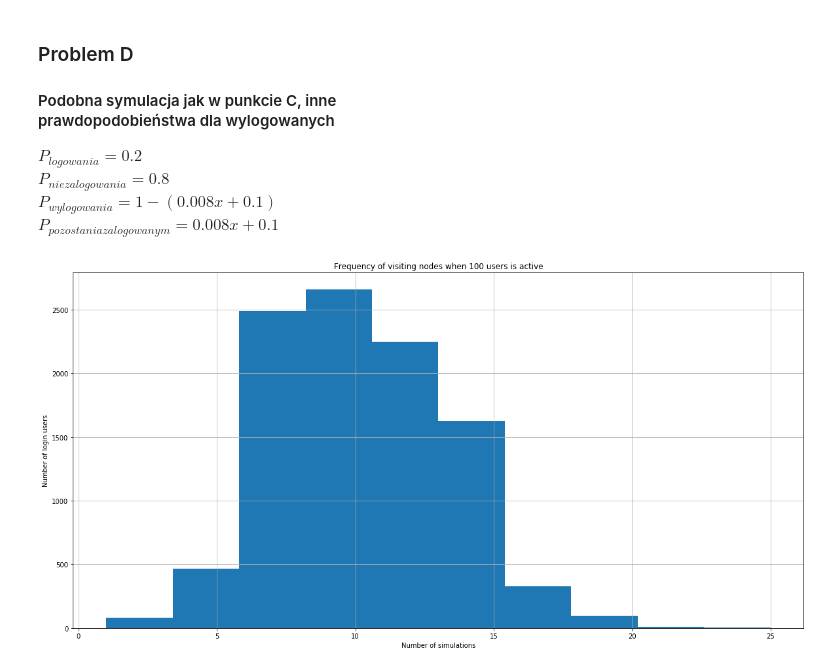
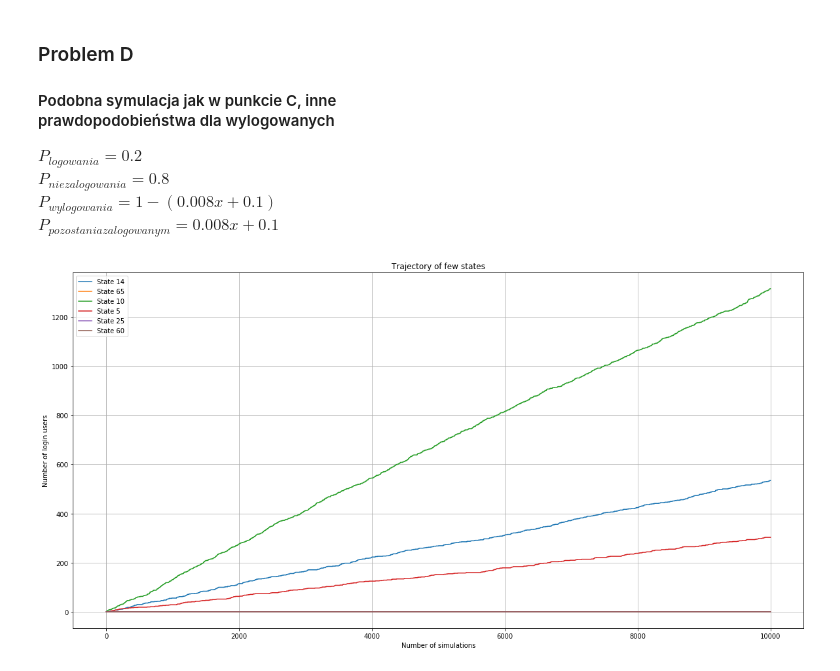
Before and after one commit to pajelonek/Statistical_Methods, a Jupyter notebook: Statystyka_2.ipynb, the cells around one changed output. Saved outputs shown, nothing was run; the diff lists cells and outputs as text; code cells hidden in the pictures.

Commit message:
Adding correct plots.

```diff
--- a/Statystyka_2.ipynb
+++ b/Statystyka_2.ipynb
@@ -310,17 +309,31 @@ def simulate_markov_frequency3(users, prob_login, n_users, active_users):
 # %%
 n_users = 100
 users = [False] * n_users
 prob_login = 0.2
 N = 10000
-y = []
+results = []
 active_users = 0
 for n in range(N):
-    y.append(simulate_markov_frequency3(users, prob_login, n_users, active_users))
+    results.append(simulate_markov_frequency3(users, prob_login, n_users, active_users))
+y1 = create_frequency(results, 14)
+y2 = create_frequency(results, 65)
+y3 = create_frequency(results, 10)
+y4 = create_frequency(results, 5)
+y5 = create_frequency(results, 25)
+y6 = create_frequency(results, 60)
+plt.plot(y1, label='State 14')
+plt.plot(y2, label='State 65')
+plt.plot(y3, label='State 10')
+plt.plot(y4, label='State 5')
+plt.plot(y5, label='State 25')
+plt.plot(y6, label='State 60')
 plt.grid()
-plt.title('Frequency of visiting nodes when 100 users is active')
+plt.title('Trajectory of few states')
 plt.xlabel('Number of simulations')
 plt.ylabel('Number of login users')
 plt.rcParams["figure.figsize"]=(20, 10)
-_=plt.hist(y)
+plt.legend(loc='best')
+
+plt.show()
 # %% [output]
-[figure, old version]
+[figure, new version]
```
Also changed, not shown: parts of 5 cells of this notebook.
